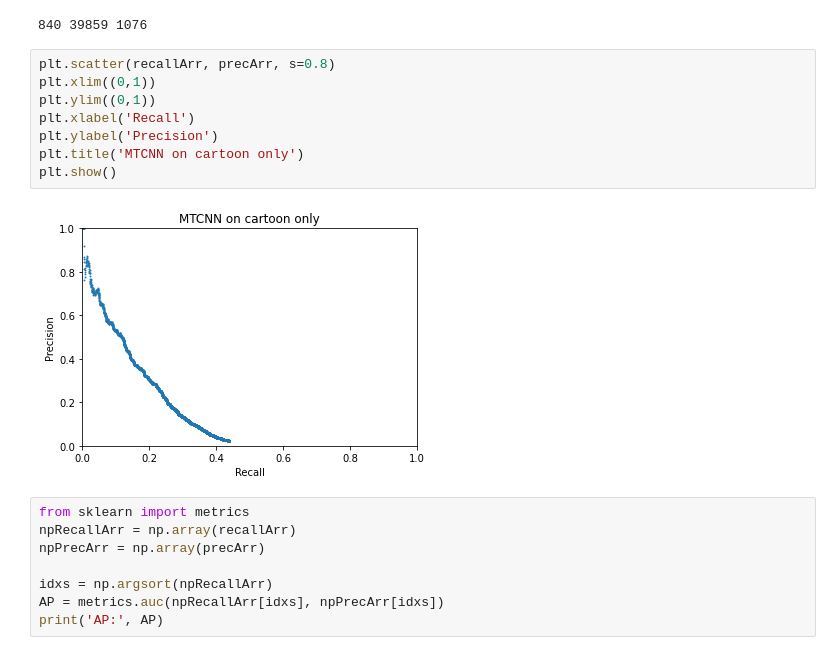
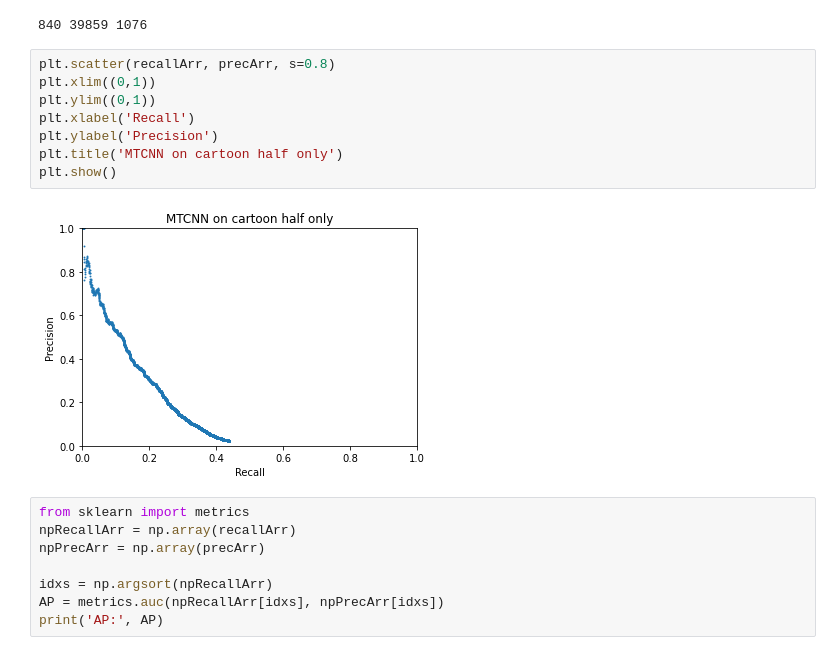
Before and after one commit to devonulrich/So-Vision, a Jupyter notebook: baseline/so_vision_analysis.ipynb, the cells around one changed output. Cells and saved outputs as stored; diff of their text form.

```diff
--- a/baseline/so_vision_analysis.ipynb
+++ b/baseline/so_vision_analysis.ipynb
@@ -122,13 +119,13 @@ for d in cartoon_dets:
 # %%
 plt.scatter(recallArr, precArr, s=0.8)
 plt.xlim((0,1))
 plt.ylim((0,1))
 plt.xlabel('Recall')
 plt.ylabel('Precision')
-plt.title('MTCNN on cartoon only')
+plt.title('MTCNN on cartoon half only')
 plt.show()
 # %% [output]
-[figure, old version]
+[figure, new version]
 # %%
 from sklearn import metrics
 npRecallArr = np.array(recallArr)
```
Also changed, not shown: parts of 4 cells of this notebook.
